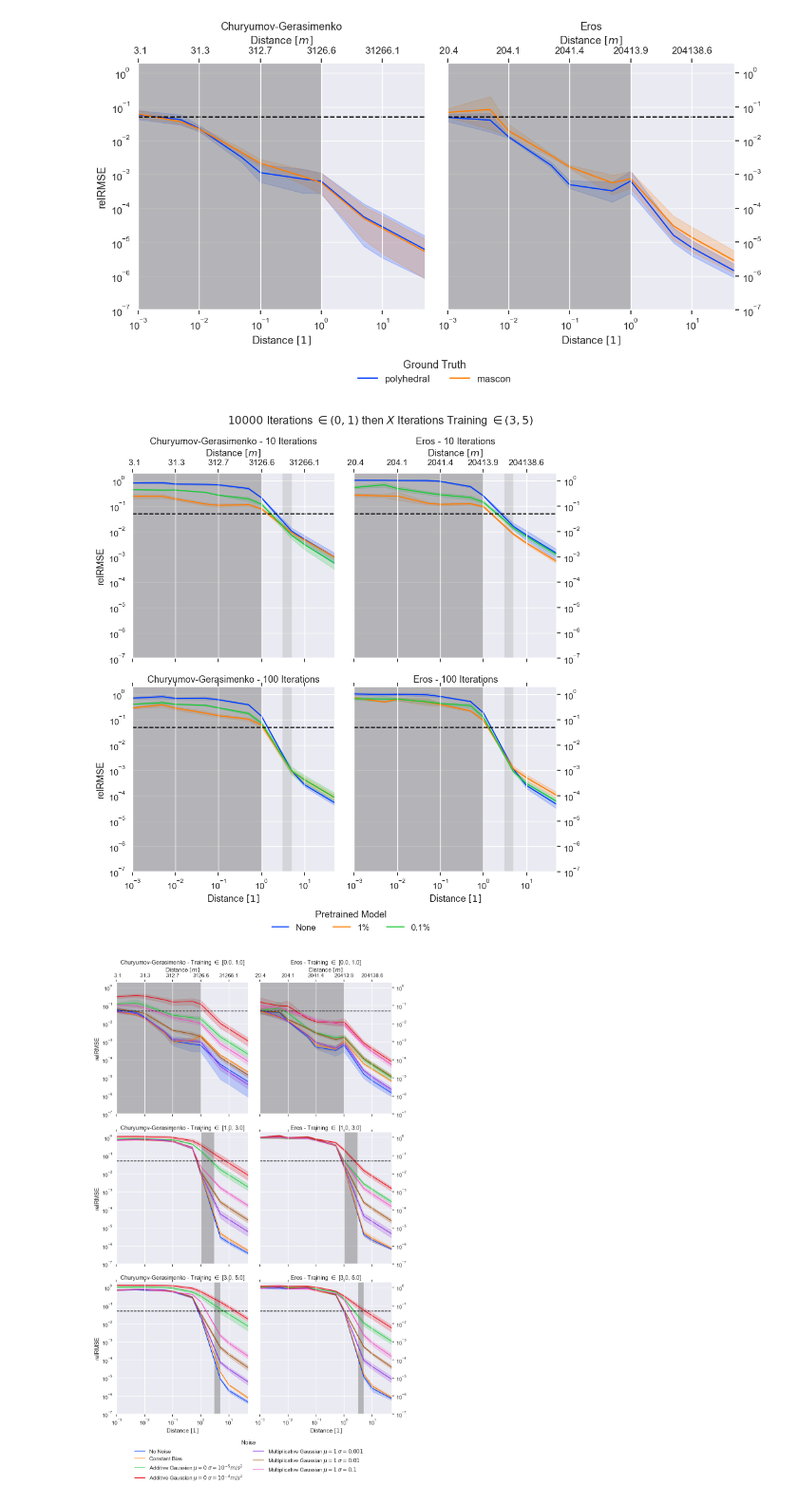
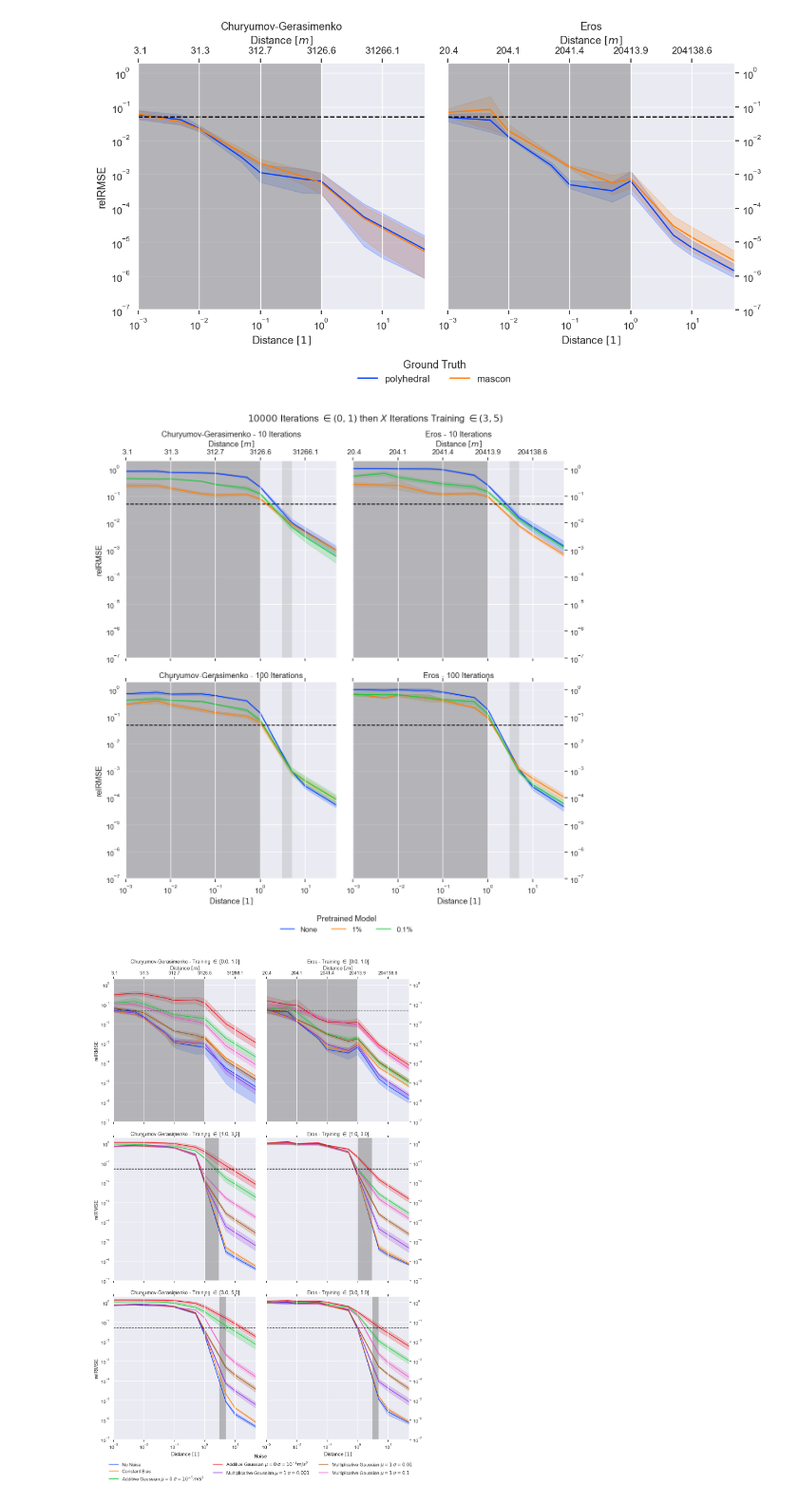
Before and after one commit to gomezzz/geodesyNets, a Jupyter notebook: P3 - Plotting Both.ipynb, the cells around one changed output. Shown at 95% size. Drawn from its saved outputs; the diff is of its cells as text; code cells hidden in the pictures.

Commit message:
improved the plots

```diff
--- a/P3 - Plotting Both.ipynb
+++ b/P3 - Plotting Both.ipynb
@@ -133,7 +133,7 @@ g = sns.relplot(
     x="Distance", y=error_of_interest,
     hue="Ground Truth", palette="bright", hue_order=["polyhedral", "mascon"],
     col="sample",
-    height=6, aspect=1.0,
+    height=6, aspect=1.0
 )
 g.set(
     xlim=(0.001, 50.0), xscale='log', yscale='log', ylim=(1e-7, 2.0)
@@ -213,7 +213,8 @@ g = sns.relplot(
     row="Fine-Tuning Iterations",
     x="Distance", y=error_of_interest,
     hue="Pretrained Model", palette="bright", hue_order=["None", "1%", "0.1%"],
-    col="sample"
+    col="sample",
+    height=6, aspect=1.0
 )
 g.set(
     xlim=(0.001, 50.0), xscale='log', yscale='log', ylim=(1e-7, 2.0)
@@ -279,7 +280,7 @@ g.tight_layout()
 save_path = os.path.join(output_directory, f"{sample}_{error_of_interest}_pretrain_iterations.png")
 g.savefig(save_path, dpi=300)
 # %% [output]
-[figure, old version]
+[figure, new version]
 # %%
 df = df_copy.copy()
 ALTITUDES = ast.literal_eval(df.at[0, "validation_sampling_altitudes"])
@@ -308,9 +309,10 @@ g = sns.relplot(
     row="Sample Domain", hue_order=noise_replacement_cg.values(),
     x="Distance", y=error_of_interest,
     hue="Noise", palette="bright",
-    col="sample"
+    col="sample",
+    height=6, aspect=1.0
 )
-sns.move_legend(g, "lower center", frameon=False, bbox_to_anchor=(.375, -0.1), ncol=2)
+sns.move_legend(g, "lower center", frameon=False, bbox_to_anchor=(.40, -0.05), ncol=3)
 g.set(
     xlim=(0.001, 50.0), xscale='log', yscale='log', ylim=(1e-7, 2.0)
 )
@@ -363,34 +365,34 @@ ax2.minorticks_off()
 ax2 = g.axes[0,1].twiny()
 ax2.set_xlim((0.001, 50.0))
 ax2.set_xscale('log')
 ax2.set_xticks(ALTITUDES_np)
 ax2.set_xticklabels(ALTITUDES_metric_er)
 ax2.tick_params(top=True, labeltop=True, labelrotation=0)
 ax2.xaxis.set_label_position('top')
 ax2.set_xlabel("Distance $[m]$")
 ax2.minorticks_off()
 g.axes[0,1].minorticks_off()
 g.axes[2,1].set_xlabel("Distance $[1]$")
 
 ax2 = g.axes[1,1].twiny()
 ax2.set_xlim((0.001, 50.0))
 ax2.set_xscale('log')
 ax2.set_xticks(ALTITUDES_np)
 ax2.set_xticklabels([])
 ax2.minorticks_off()
 
 ax2 = g.axes[2,1].twiny()
 ax2.set_xlim((0.001, 50.0))
 ax2.set_xscale('log')
 ax2.set_xticks(ALTITUDES_np)
 ax2.set_xticklabels([])
 ax2.minorticks_off()
 
 #g.tight_layout()
 save_path = os.path.join(output_directory, f"{sample}_{error_of_interest}_noise.png")
 g.savefig(save_path, dpi=300)
 # %% [output]
-[figure, old version]
+[figure, new version]
 # %%
 df = df_copy.copy()
 
```
Also changed, not shown: parts of 1 cell of this notebook.
